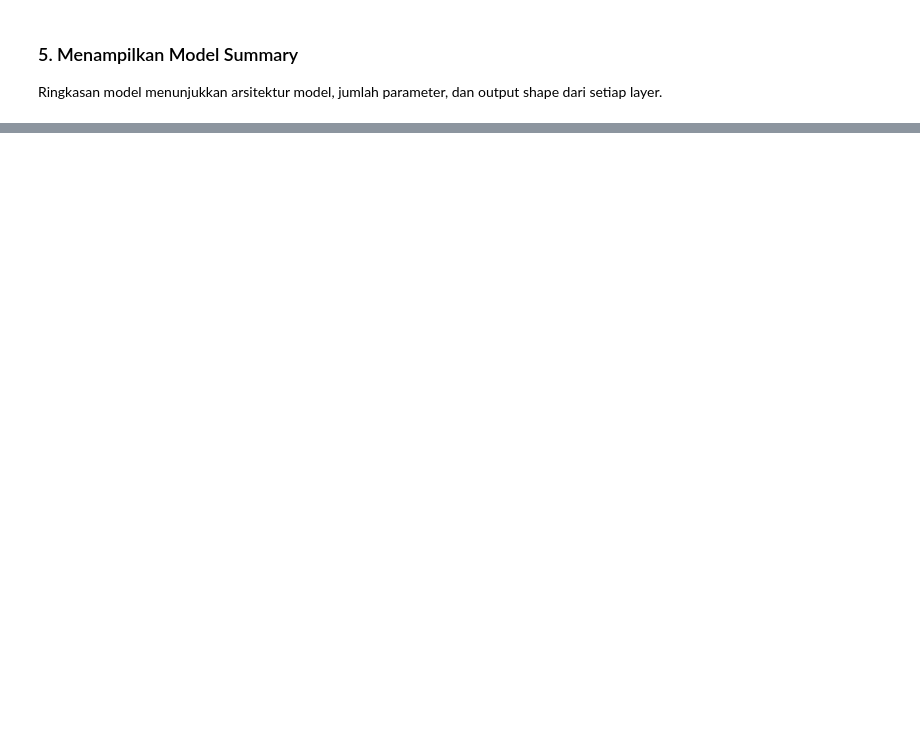
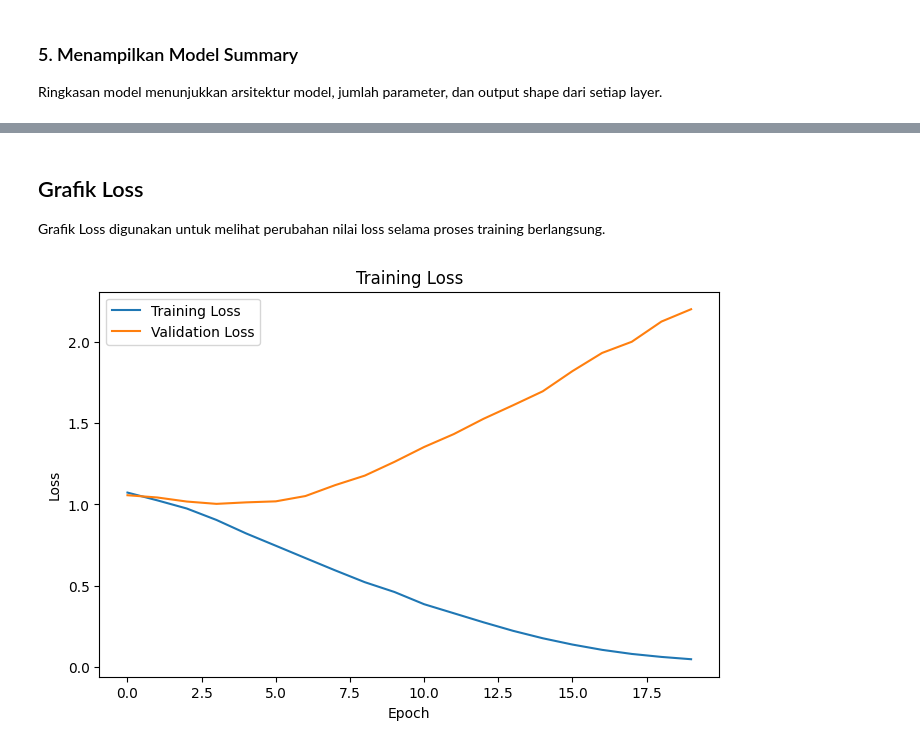
Before and after one commit to laksamanaap/final-assignment-ai-pbl-kelompok-3, a Jupyter notebook: tugas_besar_nn_pbl_kelompok_3.ipynb, the cells around one changed output, grey strips where cells are left out. Saved outputs shown, nothing was run; the diff lists cells and outputs as text; code cells hidden in the pictures; blank space fills up the shorter version.

```diff
--- a/tugas_besar_nn_pbl_kelompok_3.ipynb
+++ b/tugas_besar_nn_pbl_kelompok_3.ipynb
@@ -531,0 +657,22 @@ model.summary()
+# %% [markdown]
+## Grafik Loss
+
+Grafik Loss digunakan untuk melihat perubahan nilai loss selama proses training berlangsung.
+# %%
+plt.figure(figsize=(8,5))
+
+plt.plot(history.history['loss'])
+plt.plot(history.history['val_loss'])
+
+plt.title('Training Loss')
+plt.xlabel('Epoch')
+plt.ylabel('Loss')
+
+plt.legend([
+    'Training Loss',
+    'Validation Loss'
+])
+
+plt.show()
+# %% [output]
+[figure, added]
```
Also changed, not shown: parts of 12 cells of this notebook.
